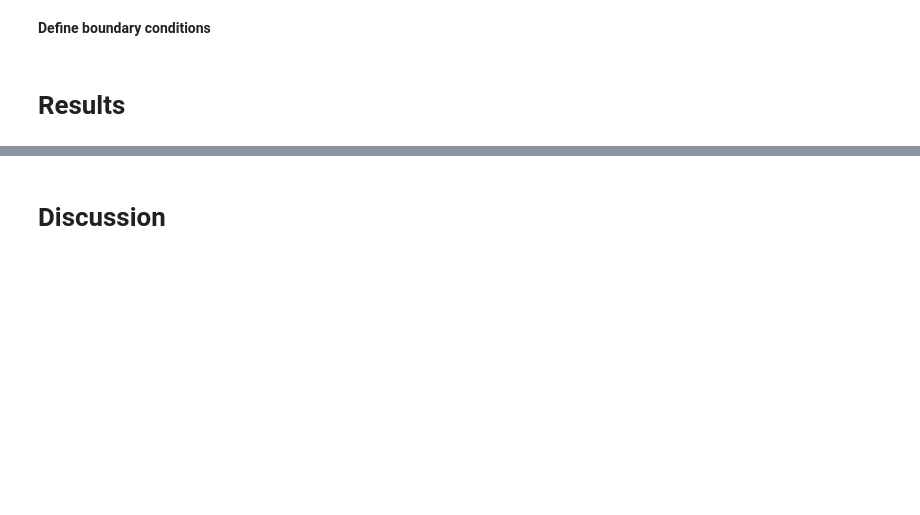
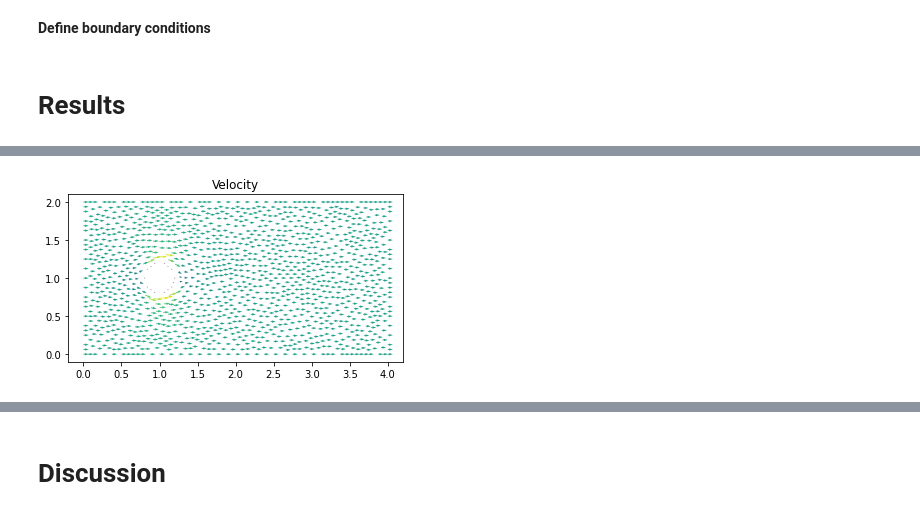
Before and after one commit to johanhoffman/DD2365_VT22, a Jupyter notebook: Lab2/notanumber_lab2.ipynb, the cells around one changed output, grey strips where cells are left out. Drawn from its saved outputs; the diff is of its cells as text; code cells hidden in the pictures; blank space fills up the shorter version.

```diff
--- a/Lab2/notanumber_lab2.ipynb
+++ b/Lab2/notanumber_lab2.ipynb
@@ -240,0 +228,3 @@ bb = Expression("x[0] > XMIN + DOLFIN_EPS && x[0] < XMAX - DOLFIN_EPS && x[1] >
+# %%
+# Set viscosity
+nu = 4.0e-3
@@ -383,0 +294,15 @@ Total error = 0.050622244947627834
+# %%
+# Open files to export solution to Paraview
+file_u = File("results-NS/u.pvd")
+file_p = File("results-NS/p.pvd")
+
+# Set plot frequency
+plot_time = 0
+plot_freq = 10
+
+# Force computation data
+force_array = np.array(0.0)
+force_array = np.delete(force_array, 0)
+time = np.array(0.0)
+time = np.delete(time, 0)
+start_sample_time = 1.0
@@ -383,0 +311,76 @@ Total error = 0.050622244947627834
+# %%
+!rm results-NS/*
+
+# Time stepping
+T = 30
+t = dt
+while t < T + DOLFIN_EPS:
+
+    #s = 'Time t = ' + repr(t)
+    #print(s)
+
+    pin.t = t
+    #uin.t = t
+
+    # Solve non-linear problem
+    k = 0
+    while k < num_nnlin_iter:
+
+        # Assemble momentum matrix and vector
+        Au = assemble(au)
+        bu = assemble(Lu)
+
+        # Compute velocity solution
+        [bc.apply(Au, bu) for bc in bcu]
+        [bc.apply(u1.vector()) for bc in bcu]
+        solve(Au, u1.vector(), bu, "bicgstab", "default")
+
+        # Assemble continuity matrix and vector
+        Ap = assemble(ap)
+        bp = assemble(Lp)
+
+        # Compute pressure solution
+        [bc.apply(Ap, bp) for bc in bcp]
+        [bc.apply(p1.vector()) for bc in bcp]
+        solve(Ap, p1.vector(), bp, "bicgstab", prec)
+
+        # Compute force
+        F = assemble(Force)
+        if (t > start_sample_time):
+          force_array = np.append(force_array, normalization*F)
+          time = np.append(time, t)
+
+        k += 1
+
+    if t > plot_time:
+
+        s = 'Time t = ' + repr(t)
+        print(s)
+
+        # Save solution to file
+        file_u << u1
+        file_p << p1
+
+        # Plot solution
+        plt.figure()
+        plot(u1, title="Velocity")
+
+        plt.figure()
+        plot(p1, title="Pressure")
+
+        plot_time += T/plot_freq
+
+        plt.show()
+
+        plt.figure()
+        plt.title("Force")
+        plt.plot(time, force_array)
+        plt.show()
+
+    # Update time step
+    u0.assign(u1)
+    t += dt
+
+#!tar -czvf results-NS.tar.gz results-NS
+#files.download('results-NS.tar.gz')
+# %% [output]
@@ -383,0 +397 @@ Total error = 0.050622244947627834
+[figure, added]
```
Also changed, not shown: parts of 25 cells of this notebook.
